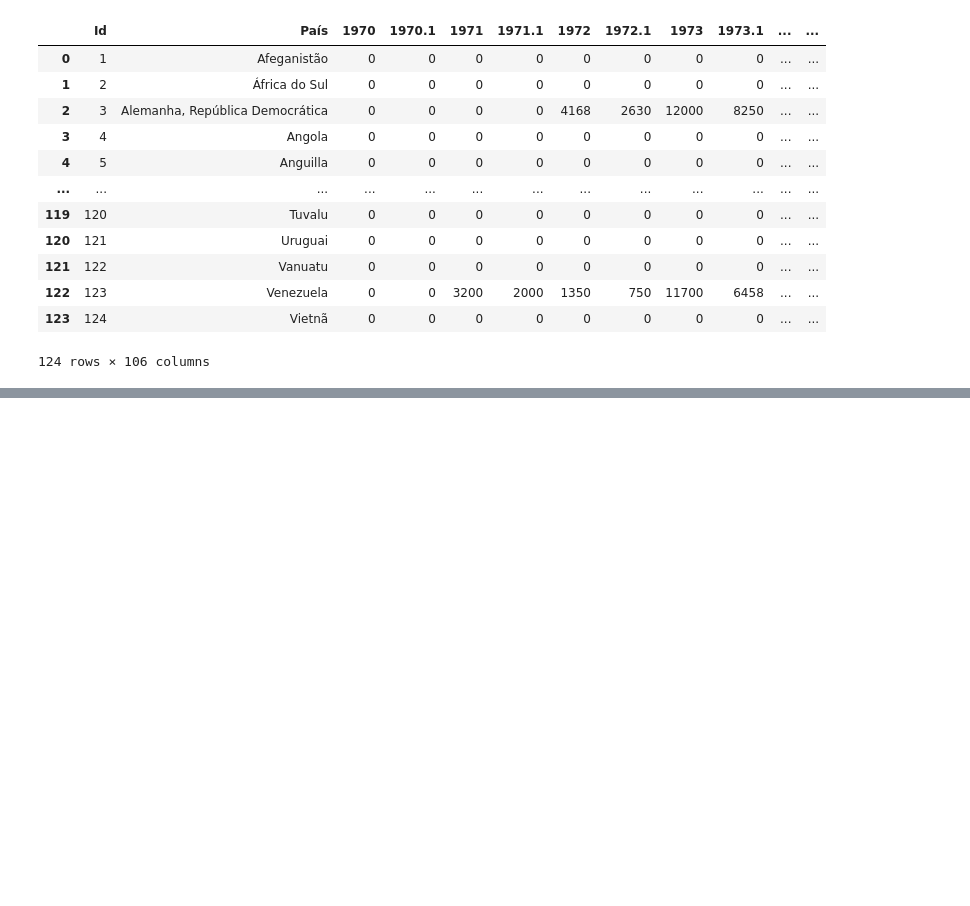
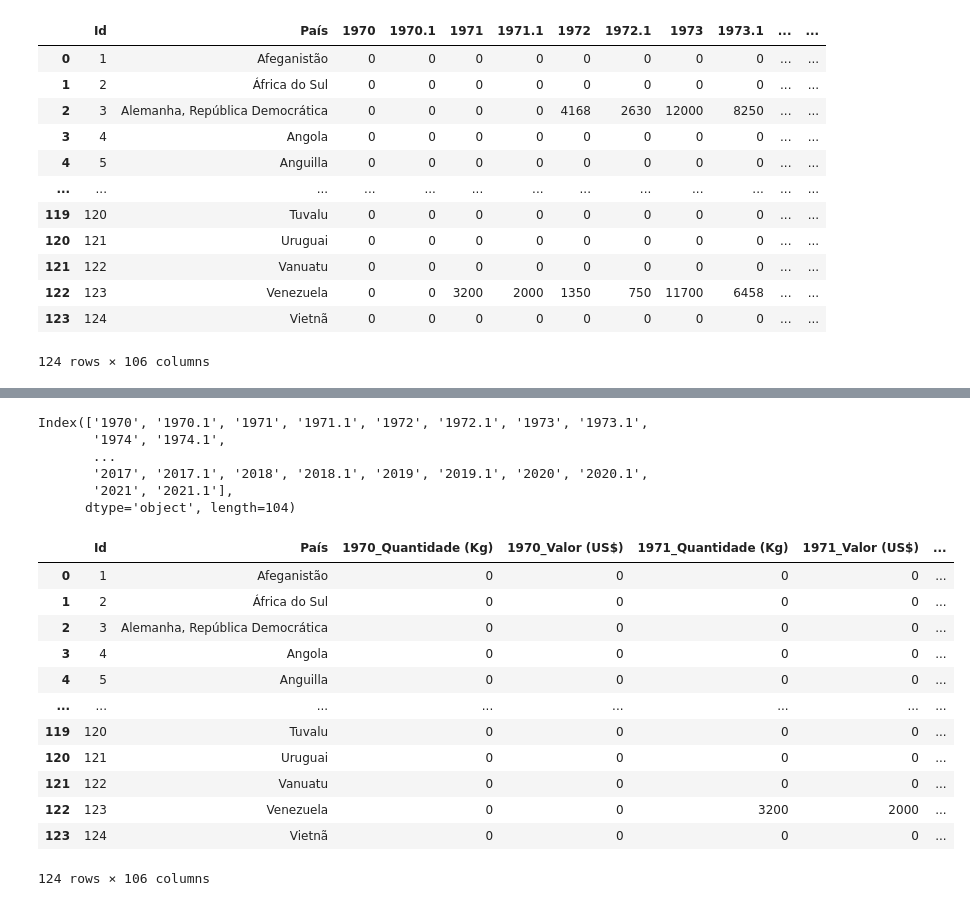
Before and after one commit to IgorNascAlves/Tech_Challenge_Fase01, a Jupyter notebook: explorando.ipynb, the cells around one changed output, grey strips where cells are left out. Saved outputs shown, nothing was run; the diff lists cells and outputs as text; code cells hidden in the pictures; blank space fills up the shorter version.

Commit message:
modificando nome das colunas

```diff
--- a/explorando.ipynb
+++ b/explorando.ipynb
@@ -23,0 +28,29 @@ df_ExpVinho
+# %%
+colunas_nomes_anos = df_ExpVinho.columns[2:]
+colunas_nomes_anos
+# %% [output]
+Index(['1970', '1970.1', '1971', '1971.1', '1972', '1972.1', '1973', '1973.1',
+       '1974', '1974.1',
+       ...
+       '2017', '2017.1', '2018', '2018.1', '2019', '2019.1', '2020', '2020.1',
+       '2021', '2021.1'],
+      dtype='object', length=104)
+# %%
+dict_colunas_nomes = {chave: chave[:4] + '_Quantidade (Kg)' if not ind%2 else chave[:4] + '_Valor (US$)' for ind, chave in enumerate(colunas_nomes_anos) }
+# dict_colunas_nomes
+# %%
+df_ExpVinho.rename(dict_colunas_nomes, axis=1)
+# %% [output]
+|  | Id | País | 1970_Quantidade (Kg) | 1970_Valor (US$) | 1971_Quantidade (Kg) | 1971_Valor (US$) | ... |
+| 0 | 1 | Afeganistão | 0 | 0 | 0 | 0 | ... |
+| 1 | 2 | África do Sul | 0 | 0 | 0 | 0 | ... |
+| 2 | 3 | Alemanha, República Democrática | 0 | 0 | 0 | 0 | ... |
+| 3 | 4 | Angola | 0 | 0 | 0 | 0 | ... |
+| 4 | 5 | Anguilla | 0 | 0 | 0 | 0 | ... |
+| ... | ... | ... | ... | ... | ... | ... | ... |
+| 119 | 120 | Tuvalu | 0 | 0 | 0 | 0 | ... |
+| 120 | 121 | Uruguai | 0 | 0 | 0 | 0 | ... |
+| 121 | 122 | Vanuatu | 0 | 0 | 0 | 0 | ... |
+| 122 | 123 | Venezuela | 0 | 0 | 3200 | 2000 | ... |
+| 123 | 124 | Vietnã | 0 | 0 | 0 | 0 | ... |
+124 rows × 106 columns
```
Also changed, not shown: parts of 5 cells of this notebook.
